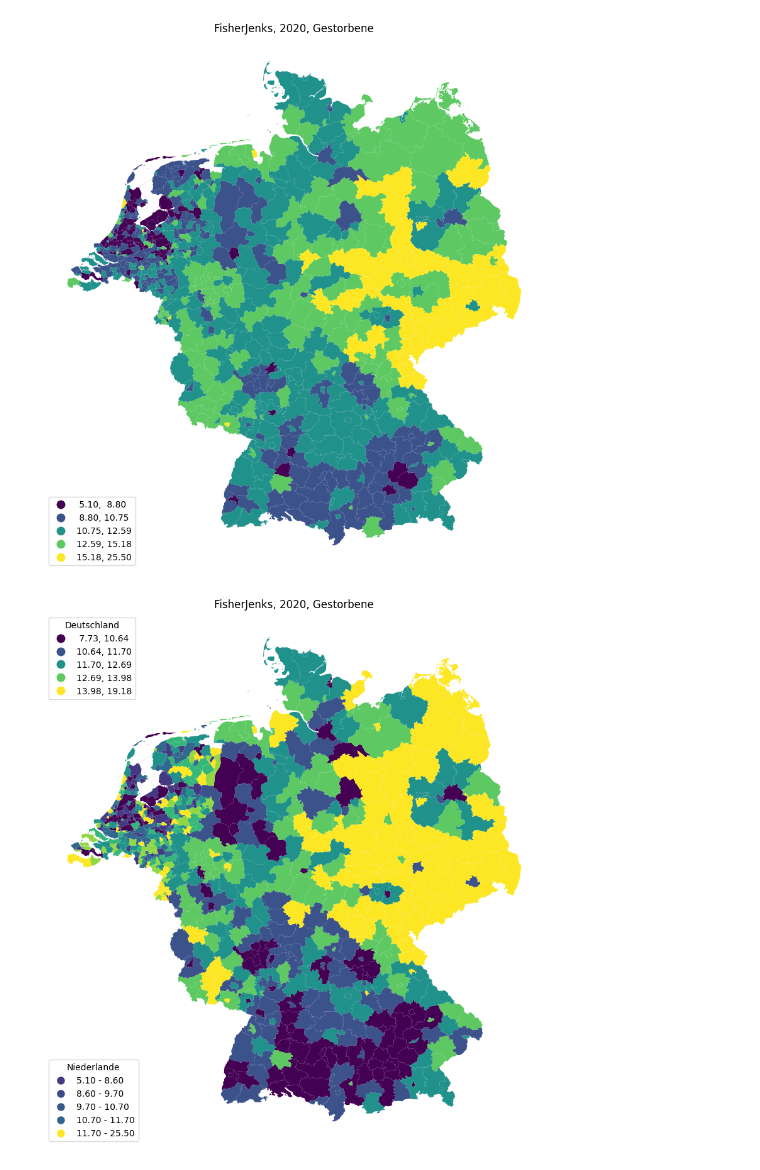
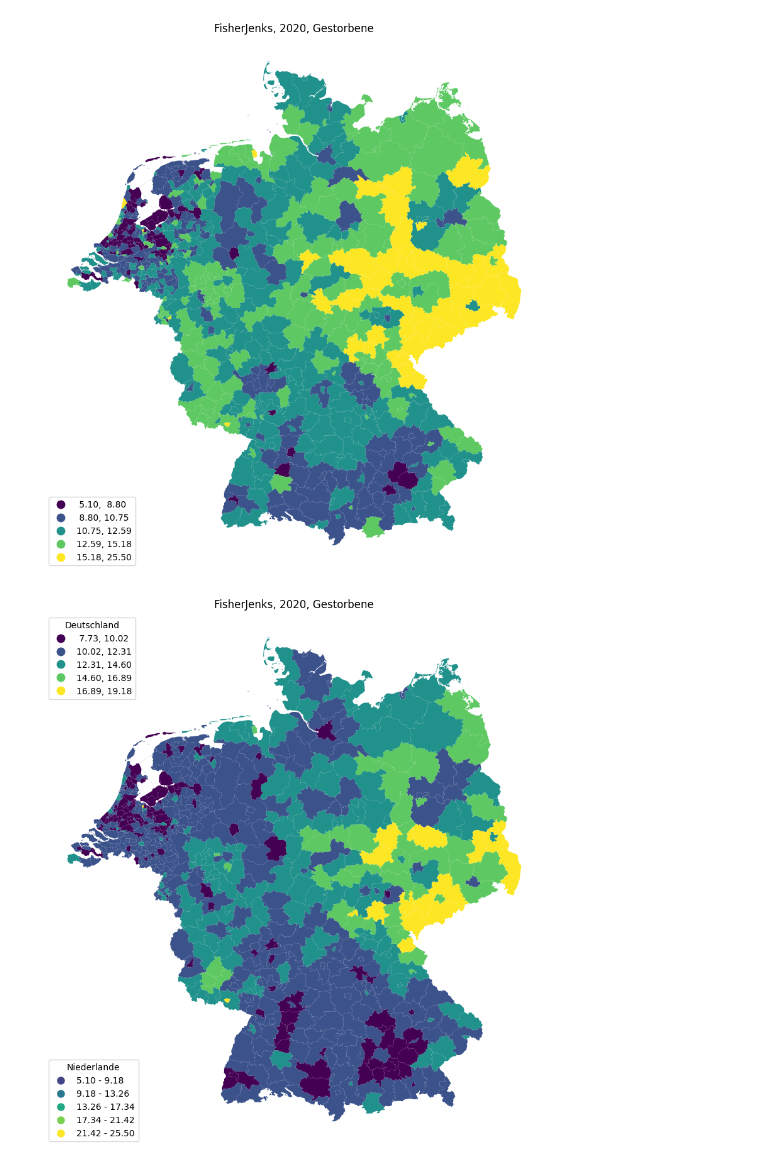
Before and after one commit to HipsterJulius/VSCODE, a Jupyter notebook: inkar-indicators/src/mergeCBSandInkar_maps.ipynb, the cells around one changed output. Cells and saved outputs as stored; diff of their text form; code cells hidden in the pictures.

```diff
--- a/inkar-indicators/src/mergeCBSandInkar_maps.ipynb
+++ b/inkar-indicators/src/mergeCBSandInkar_maps.ipynb
@@ -185,31 +185,31 @@ Text(0.5, 1.0, 'FisherJenks, 2020, Gestorbene')
 # %%
 from matplotlib.lines import Line2D
 from mapclassify import EqualInterval, Quantiles, FisherJenks
 
 fig, ax = plt.subplots(figsize=(11, 11))
 
-de_plot = de.plot(ax=ax, column='Wert', scheme="Quantiles", k=5, legend=True, legend_kwds={'loc': 'upper left'})
+de_plot = de.plot(ax=ax, column='Wert', scheme="EqualInterval", k=5, legend=True, legend_kwds={'loc': 'upper left'})
 legend1 = ax.get_legend()
 legend1.set_title('Deutschland')
 
-nl_plot = nl.plot(ax=ax, column='Wert', scheme="Quantiles", k=5, legend=False)
-scheme = Quantiles(nl['Wert'], k=5)
+nl_plot = nl.plot(ax=ax, column='Wert', scheme="EqualInterval", k=5, legend=False)
+scheme = EqualInterval(nl['Wert'], k=5)
 cmap = plt.get_cmap('viridis')
 norm = plt.Normalize(vmin=nl['Wert'].min(), vmax=nl['Wert'].max())
 
 handles2 = [
     Line2D([0], [0], marker='o', color='w', markerfacecolor=cmap(norm(bin)), markersize=10,
            label=f'{scheme.bins[i-1]:.2f} - {scheme.bins[i]:.2f}' if i > 0 else f'{nl["Wert"].min():.2f} - {scheme.bins[i]:.2f}')
     for i, bin in enumerate(scheme.bins)
 ]
 
 ax.add_artist(legend1)
 legend2 = ax.legend(handles=handles2, loc='lower left', title='Niederlande')
 
 
 plt.axis('off')
 #plt.suptitle("FisherJenks" + ', ' + year + ', Gestorbene')
 de_plot.set_title("FisherJenks" + ', ' + year+ ', Gestorbene')
 plt.show()
 # %% [output]
-[figure, old version]
+[figure, new version]
```
Also changed, not shown: parts of 2 cells of this notebook, 6 other files.
